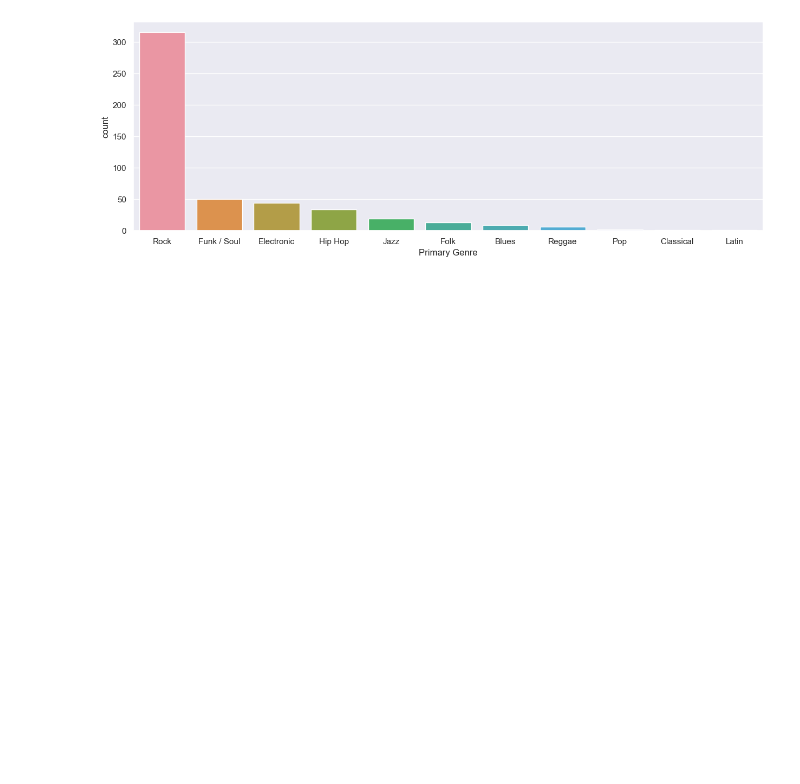
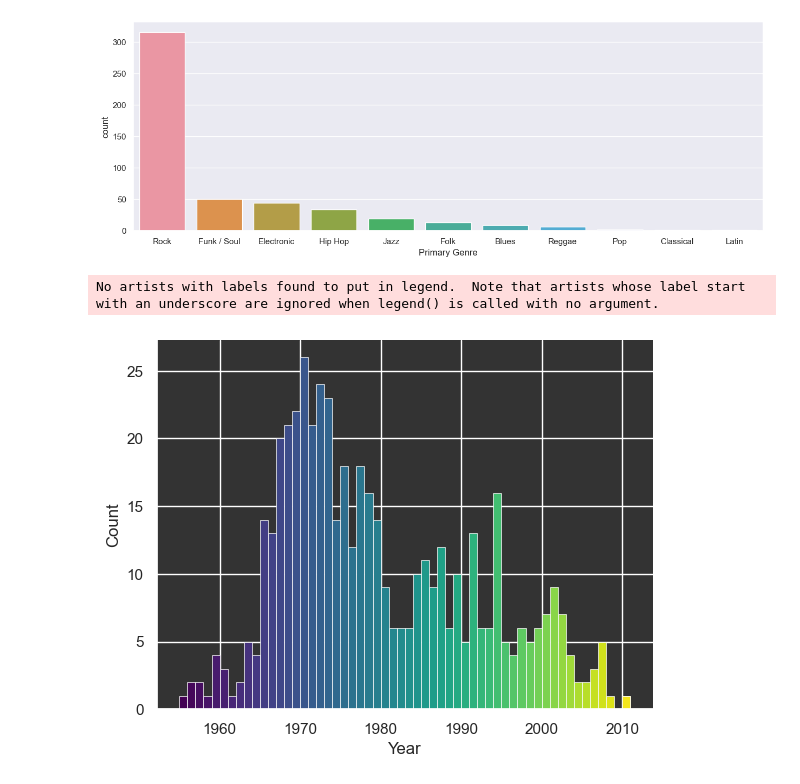
Before and after one commit to cswansonbooth125/DataScience1, a Jupyter notebook: Projects/Final Project/Untitled.ipynb, the cells around one changed output. Drawn from its saved outputs; the diff is of its cells as text; code cells hidden in the pictures; blank space fills up the shorter version.

Commit message:
changed histogram image

```diff
--- a/Projects/Final Project/Untitled.ipynb
+++ b/Projects/Final Project/Untitled.ipynb
@@ -41,3 +42,14 @@ sns.countplot(data=df, x="Primary Genre", order=df["Primary Genre"].value_counts
 # %% [output]
 <Axes: xlabel='Primary Genre', ylabel='count'>
 [figure]
+# %%
+sns.set(style="darkgrid")
+df['dummy_hue'] = df['Year']
+ax = sns.histplot(data=df, x="Year", hue="dummy_hue", palette="infer", binwidth=1, edgecolor="w", lw=0.5, legend=False, alpha=1)
+ax.set_facecolor('#333333')
+ax.legend().set_visible(False)
+sns.despine()
+plt.show()
+# %% [output]
+No artists with labels found to put in legend.  Note that artists whose label start with an underscore are ignored when legend() is called with no argument.
+[figure, added]
```
Also changed, not shown: parts of 1 cell of this notebook, 1 other file.
